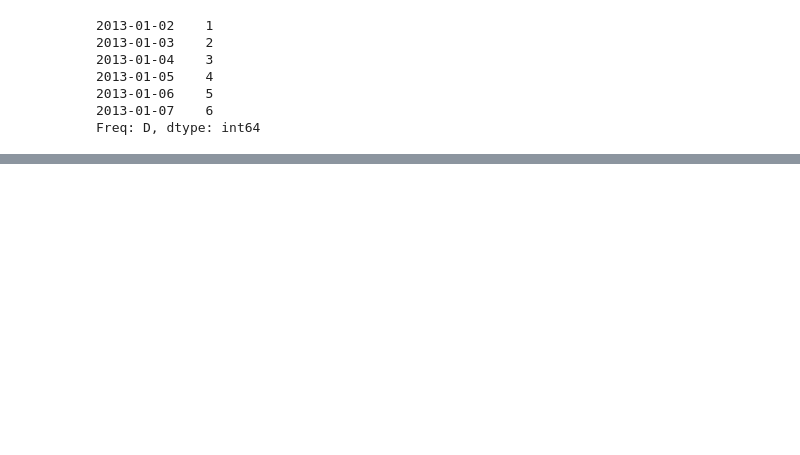
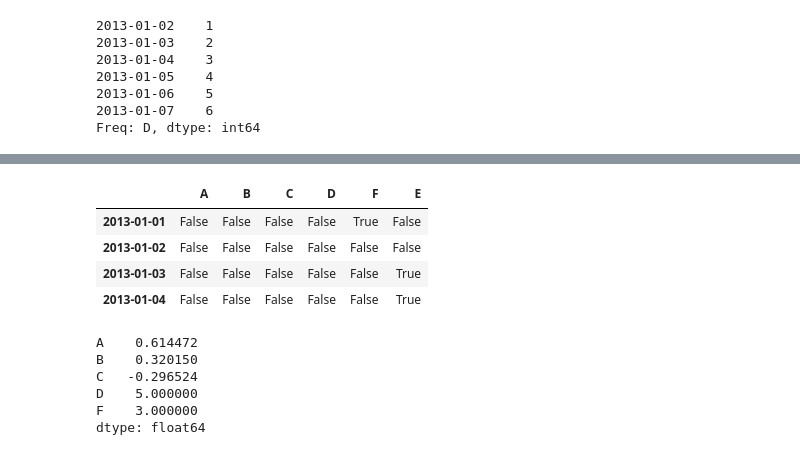
Before and after one commit to darkvenia/Try, a Jupyter notebook: 10 Minutes to pandas.ipynb, the cells around one changed output, grey strips where cells are left out. Saved outputs shown, nothing was run; the diff lists cells and outputs as text; code cells hidden in the pictures; blank space fills up the shorter version.

```diff
--- a/10 Minutes to pandas.ipynb
+++ b/10 Minutes to pandas.ipynb
@@ -385,0 +396,19 @@ df1.dropna(how = 'any')
+# %%
+pd.isnull(df1)
+# %% [output]
+|  | A | B | C | D | F | E |
+| 2013-01-01 | False | False | False | False | True | False |
+| 2013-01-02 | False | False | False | False | False | False |
+| 2013-01-03 | False | False | False | False | False | True |
+| 2013-01-04 | False | False | False | False | False | True |
+# %%
+# Operations.
+# Описательная статистика
+df.mean()
+# %% [output]
+A    0.614472
+B    0.320150
+C   -0.296524
+D    5.000000
+F    3.000000
+dtype: float64
```
Also changed, not shown: parts of 38 cells of this notebook.
